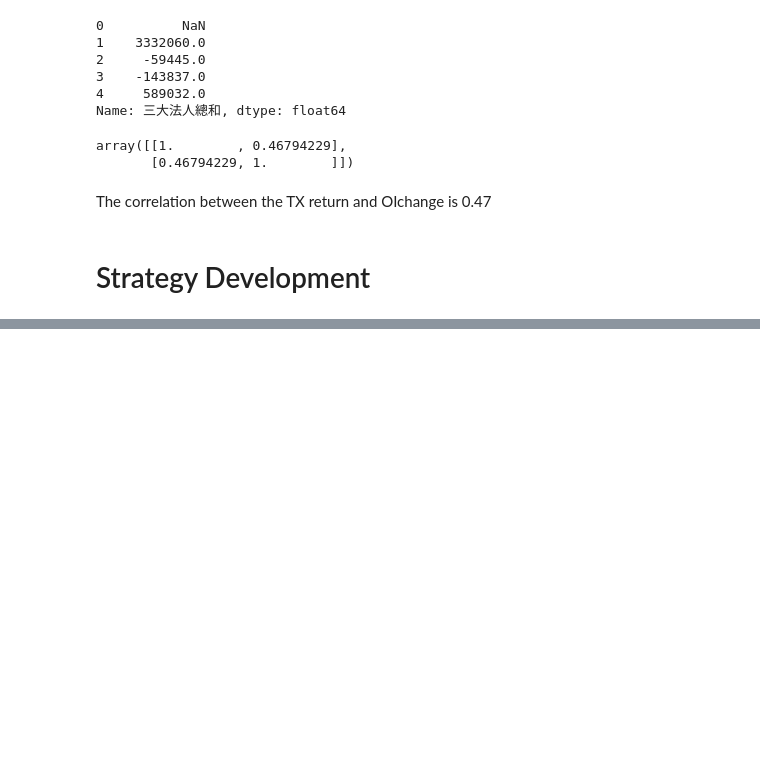
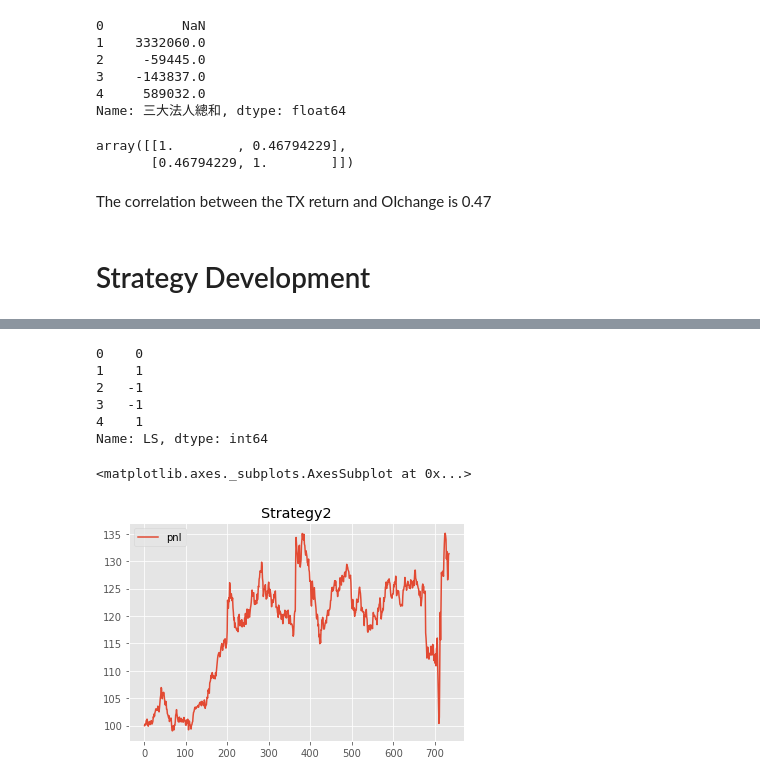
Before and after one commit to A2Zntu/FuturesStrategy, a Jupyter notebook: main.ipynb, the cells around one changed output, grey strips where cells are left out. Drawn from its saved outputs; the diff is of its cells as text; code cells hidden in the pictures; blank space fills up the shorter version.

```diff
--- a/main.ipynb
+++ b/main.ipynb
@@ -126,7 +128,7 @@ dailyMTXR.head()
 4    0.001830
 Name: 每日結算價, dtype: float64
 # %%
-dailyOIchange = OI['三大法人總和'] - OI['三大法人總和'].shift(periods=1)
+dailyOIchange = OI['三大法人總和'] - OI['三大法人總和'].shift(1) # today's OI aggregation minus yesterday's OI aggregation
 # %%
 dailyOIchange.head()
 # %% [output]
@@ -152,0 +171,29 @@ idx = (dailyOIchange)
+# %%
+def strategy2_LS(data):
+    # Buy if the dailyOIchange is positive, Sell if the dailyOIchange is negative
+    length = len(data)
+    idx = [0] * length
+    for i in range(0, len(dailyOIchange)):
+        if dailyOIchange[i] > 0:
+            idx[i] = 1
+        elif dailyOIchange[i] < 0:
+            idx[i] = -1
+        else:
+            idx[i] = 0
+
+    data['LS'] = idx
+    data['pnl'] = 100 * (1 + data['LS'].shift(1) * data['OC']).cumprod()
+    print(data['LS'].head())
+    return data['pnl']
+# %%
+pnl = strategy2_LS(TX00)
+pnl.plot(grid = True, kind = 'line', title = 'Strategy2', legend = True)
+# %% [output]
+0    0
+1    1
+2   -1
+3   -1
+4    1
+Name: LS, dtype: int64
+<matplotlib.axes._subplots.AxesSubplot at 0x...>
+[figure, added]
```
Also changed, not shown: parts of 6 cells of this notebook.
